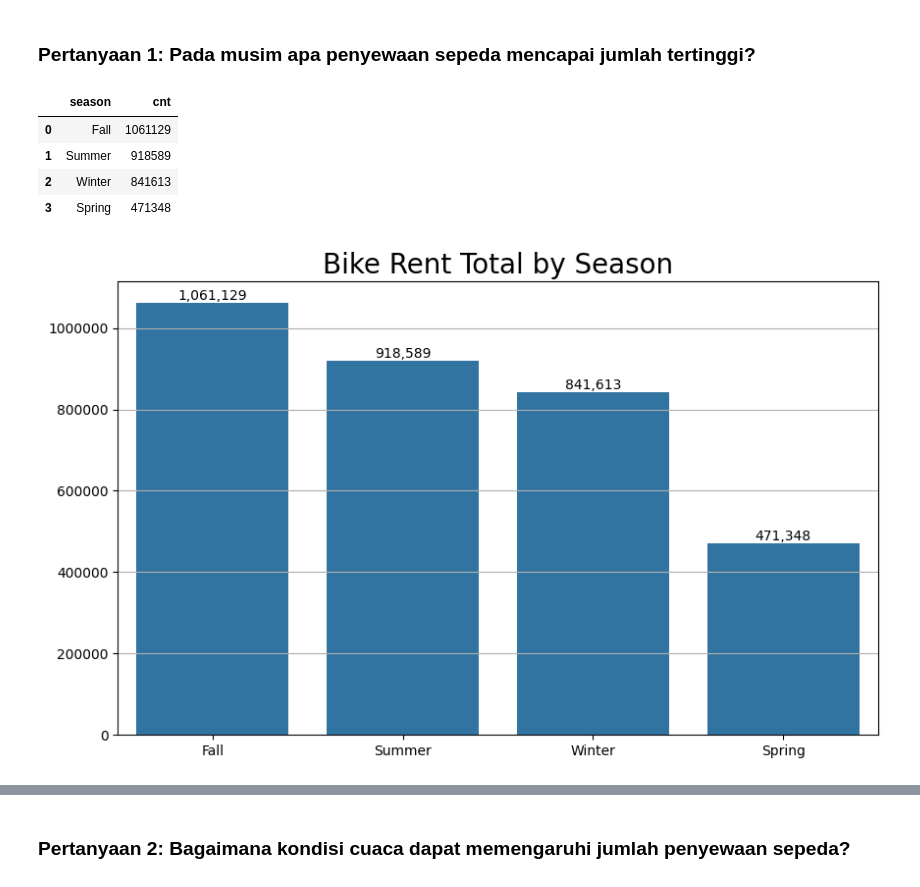
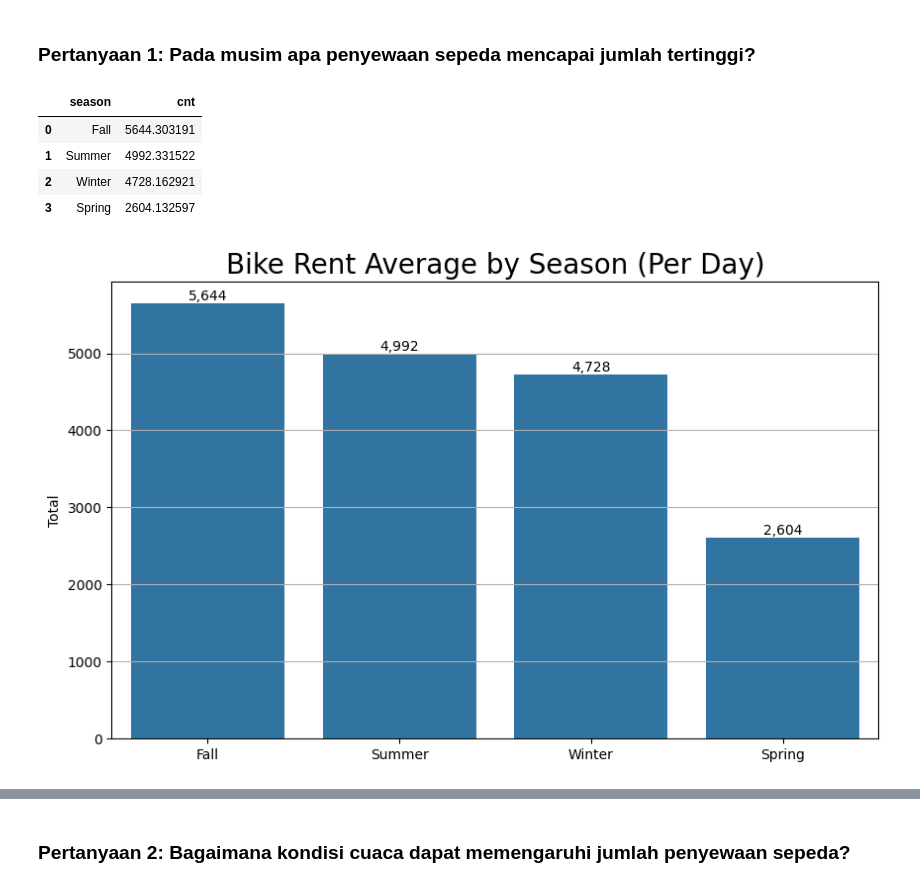
Before and after one commit to rajasmdra/bike-sharing-analysis, a Jupyter notebook: Proyek_Analisis_Data.ipynb, the cells around one changed output, grey strips where cells are left out. Saved outputs shown, nothing was run; the diff lists cells and outputs as text; code cells hidden in the pictures.

```diff
--- a/Proyek_Analisis_Data.ipynb
+++ b/Proyek_Analisis_Data.ipynb
@@ -354,28 +372,28 @@ memory usage: 2.3+ MB
 # %% [markdown]
 ### Pertanyaan 1: Pada musim apa penyewaan sepeda mencapai jumlah tertinggi?
 # %%
-rent_by_season_df = hour_df.groupby(by='season').cnt.sum().sort_values(ascending=False).reset_index()
+rent_by_season_df = day_df.groupby(by='season').cnt.mean().sort_values(ascending=False).reset_index()
 rent_by_season_df
 # %% [output]
 |  | season | cnt |
-| 0 | Fall | 1061129 |
-| 1 | Summer | 918589 |
-| 2 | Winter | 841613 |
-| 3 | Spring | 471348 |
+| 0 | Fall | 5644.303191 |
+| 1 | Summer | 4992.331522 |
+| 2 | Winter | 4728.162921 |
+| 3 | Spring | 2604.132597 |
 # %%
 plt.figure(figsize=(10, 6))
 ax = sns.barplot(
     x='season',
     y='cnt',
     data=rent_by_season_df
 )
 plt.xlabel(None)
-plt.ylabel(None)
+plt.ylabel('Total')
 plt.ticklabel_format(style='plain', axis='y')
-plt.title('Bike Rent Total by Season', loc='center', fontsize=20)
+plt.title('Bike Rent Average by Season (Per Day)', loc='center', fontsize=20)
 plt.grid(axis='y')
 for container in ax.containers:
     ax.bar_label(container, fmt=lambda x: f'{x:,.0f}')
 plt.show()
 # %% [output]
-[figure, old version]
+[figure, new version]
```
Also changed, not shown: parts of 34 cells of this notebook.
